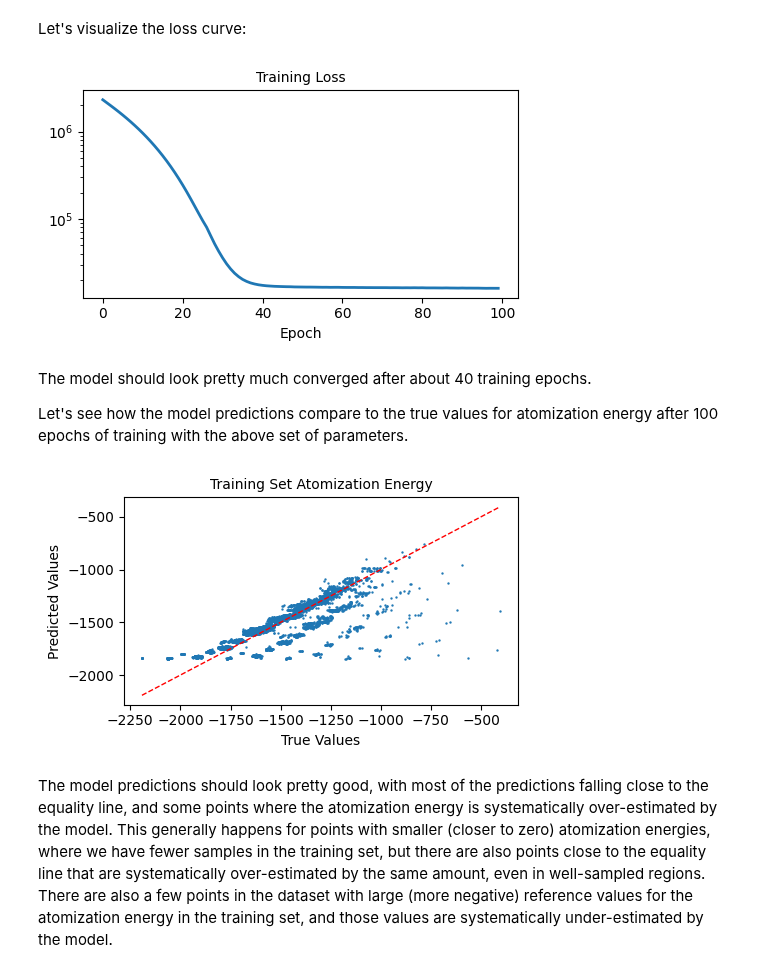
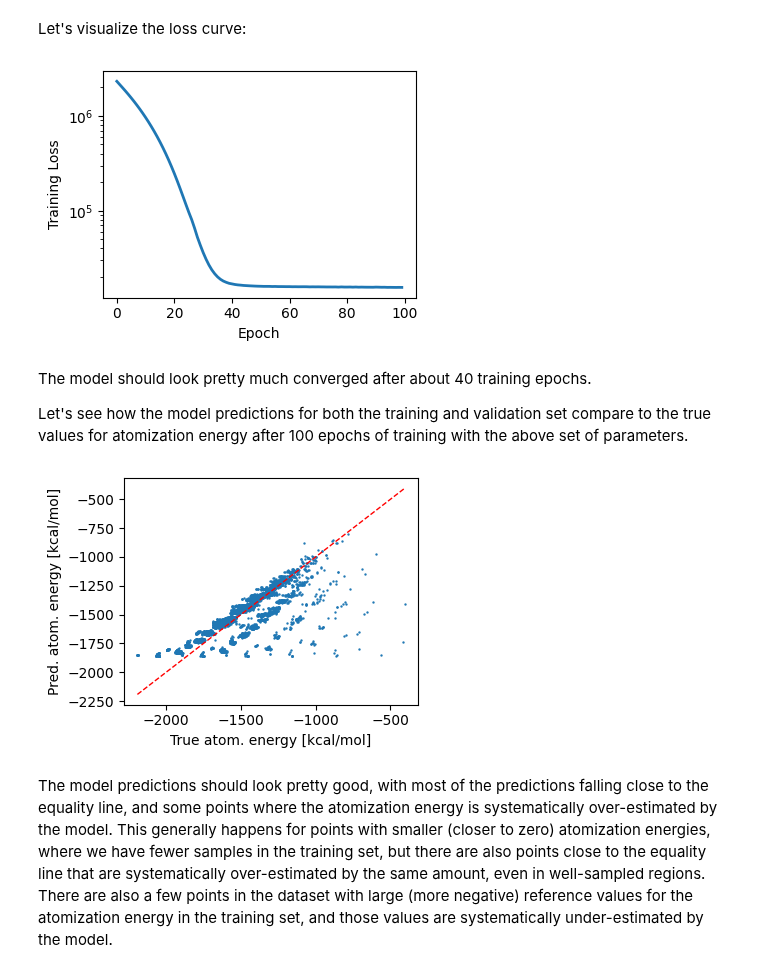
Before and after one commit to rhyan10/unsupervised-learning-molecular-systems, a Jupyter notebook: 1-Representations-and-Descriptors/SOAP-Descriptors.ipynb, the cells around one changed output. Cells and saved outputs as stored; diff of their text form; code cells hidden in the pictures.

```diff
--- a/1-Representations-and-Descriptors/SOAP-Descriptors.ipynb
+++ b/1-Representations-and-Descriptors/SOAP-Descriptors.ipynb
@@ -78,13 +84,13 @@ Using Atomic_2_Global_Average reducer ...
 Below we will build and train a model for predicting atomization energy from SOAP descriptors using a multi-layer perceptron (MLP).
 # %%
 # Retrieve the average SOAP descriptors, and set them aside for training
-X_train = asapxyz.fetch_computed_descriptors(['avgsoap'])
-print(np.shape(X_train))
+X_data = asapxyz.fetch_computed_descriptors(['avgsoap'])
+print(np.shape(X_data))
 
 # Retrieve the target properties
 fy = 'atomization_energy'
-y_train = asapxyz.get_property(fy)
-print(np.shape(y_train))
+y_data = asapxyz.get_property(fy)
+print(np.shape(y_data))
 # %% [output]
 (7165, 200)
 (7165,)
@@ -93,13 +99,13 @@ from torch.utils.data import TensorDataset
 from torch.utils.data import DataLoader
 from torch.utils.data import random_split
 
-X_train = torch.from_numpy(X_train).float()
+X_data = torch.from_numpy(X_data).float()
 
 # On some computers the explicit cast to .float() is necessary
-y_train = torch.from_numpy(y_train).float()
+y_data = torch.from_numpy(y_data).float()
 
 # Define the dataset object using the SOAP descriptors and target value array
-dataset = TensorDataset(X_train, y_train)
+dataset = TensorDataset(X_data, y_data)
 
 # Perform a random split
 train_ds, val_ds = random_split(dataset, [0.9, 0.1])
@@ -122,7 +128,7 @@ class NNModel(nn.Module):
 Below we will train the MLP for 100 epochs. This can take a couple minutes, depending on your machine.
 # %%
 # Define the input and output tensor size
-input_size = X_train.shape[1]
+input_size = X_data.shape[1]
 output_size = 1
 
 # Define the training parameters
@@ -199,44 +205,43 @@ Let's visualize the loss curve:
 # %%
 import matplotlib.pyplot as plt
 
-fig = plt.figure(figsize=(5, 3))
+fig = plt.figure(figsize=(4, 3))
 
 ax = fig.add_subplot(1, 1, 1)
 
 # Plot the loss as a function of the number of training epochs
 ax.plot(epoch_losses, lw=2)
 ax.set_xlabel('Epoch', size=10)
-ax.set_title('Training Loss', size=10)
+ax.set_ylabel('Training Loss', size=10)
 ax.set_yscale('log')
 ax.tick_params(axis='both', which='major', labelsize=10)
 
 plt.tight_layout()
 
 plt.show()
 # %% [output]
-[figure, old version]
+[figure, new version]
 # %% [markdown]
 The model should look pretty much converged after about 40 training epochs.
 
-Let's see how the model predictions compare to the true values for atomization energy after 100 epochs of training with the above set of parameters.
+Let's see how the model predictions for both the training and validation set compare to the true values for atomization energy after 100 epochs of training with the above set of parameters.
 # %%
-# Make predictions for the training set
-predictions = nnmodel(X_train)[:, 0]
+# Make predictions for the full data set (training and validation)
+predictions = nnmodel(X_data)[:, 0]
 
 # Convert the torch tensors into a datatype that is easy to plot
 pred_y = predictions.detach().numpy()  # Detach from the computation graph and convert to np.array()
-true_y = y_train.numpy()  # Convert to np.array()
+true_y = y_data.numpy()  # Convert to np.array()
 
-fig = plt.figure(figsize=(5, 3))
+fig = plt.figure(figsize=(4, 3))
 
 ax = fig.add_subplot(1, 1, 1)
 
 # Plot the predictions against the true (reference) values
 ax.scatter(true_y, pred_y, s=0.5)
 ax.plot()
-ax.set_title('Training Set Atomization Energy', size=10)
-ax.set_xlabel('True Values', size=10)
-ax.set_ylabel('Predicted Values', size=10)
+ax.set_xlabel('True atom. energy [kcal/mol]', size=10)
+ax.set_ylabel('Pred. atom. energy [kcal/mol]', size=10)
 ax.tick_params(axis='both', which='major', labelsize=10)
 
 # Add an equality line in red for reference
@@ -248,7 +253,7 @@ plt.tight_layout()
 
 plt.show()
 # %% [output]
-[figure, old version]
+[figure, new version]
 # %% [markdown]
 The model predictions should look pretty good, with most of the predictions falling close to the equality line, and some points where the atomization energy is systematically over-estimated by the model. This generally happens for points with smaller (closer to zero) atomization energies, where we have fewer samples in the training set, but there are also points close to the equality line that are systematically over-estimated by the same amount, even in well-sampled regions. There are also a few points in the dataset with large (more negative) reference values for the atomization energy in the training set, and those values are systematically under-estimated by the model.
 
```
Also changed, not shown: parts of 5 cells of this notebook, 2 other files.
